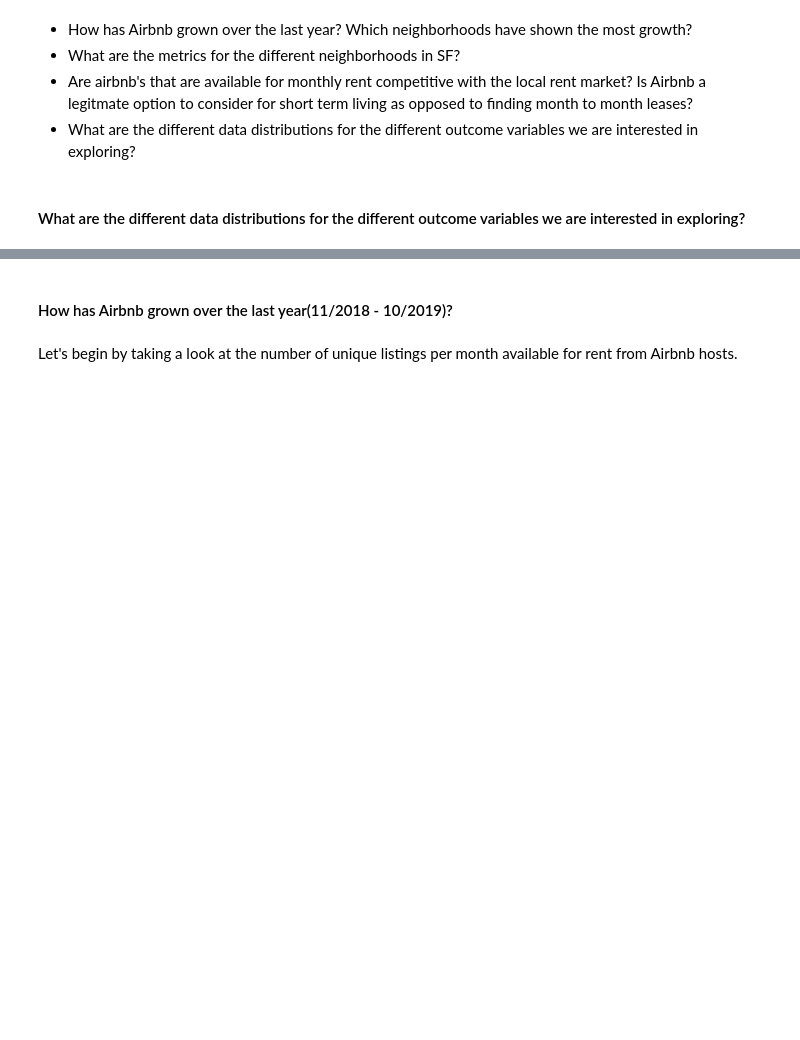
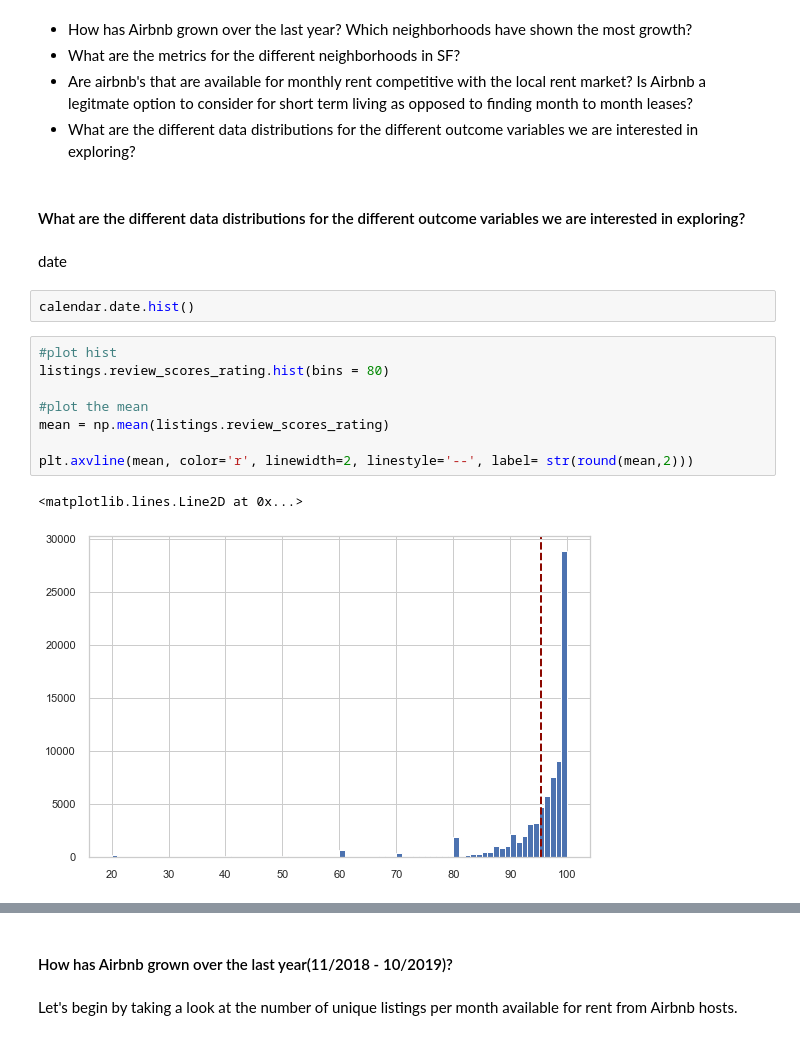
Before and after one commit to KishenSharma6/Airbnb-SF, a Jupyter notebook: Project Codes/03. Exploratory Data Analysis/12_27_2019_EDA.ipynb, the cells around one changed output, grey strips where cells are left out. Drawn from its saved outputs; the diff is of its cells as text; blank space fills up the shorter version.

Commit message:
Added outcome distribution visuals

```diff
--- a/Project Codes/03. Exploratory Data Analysis/12_27_2019_EDA.ipynb
+++ b/Project Codes/03. Exploratory Data Analysis/12_27_2019_EDA.ipynb
@@ -162,3 +146,18 @@ display(sf_zillow.head())
 - What are the different data distributions for the different outcome variables we are interested in exploring?
 # %% [markdown]
 #### What are the different data distributions for the different outcome variables we are interested in exploring?
+# %% [markdown]
+date
+# %%
+calendar.date.hist()
+# %%
+#plot hist
+listings.review_scores_rating.hist(bins = 80)
+
+#plot the mean
+mean = np.mean(listings.review_scores_rating)
+
+plt.axvline(mean, color='r', linewidth=2, linestyle='--', label= str(round(mean,2)))
+# %% [output]
+<matplotlib.lines.Line2D at 0x...>
+[figure, added]
```
Also changed, not shown: parts of 12 cells of this notebook.
